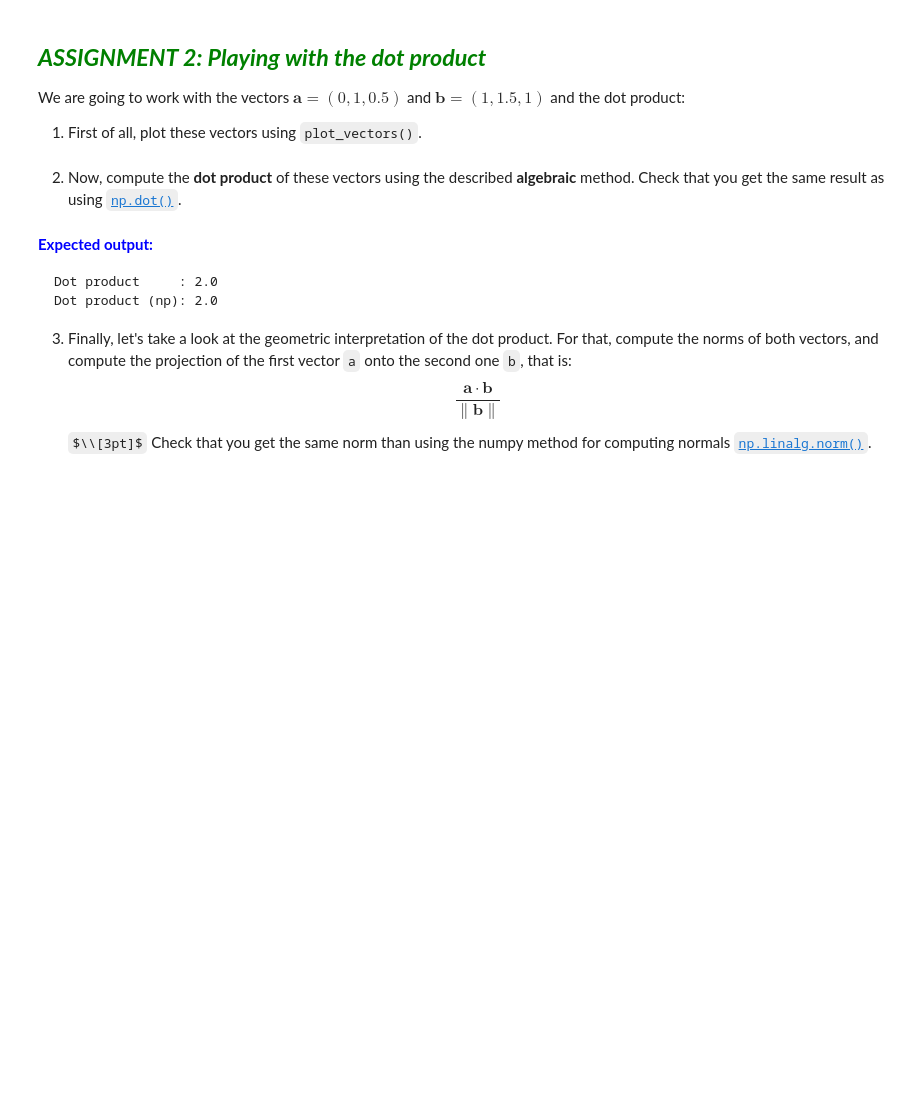
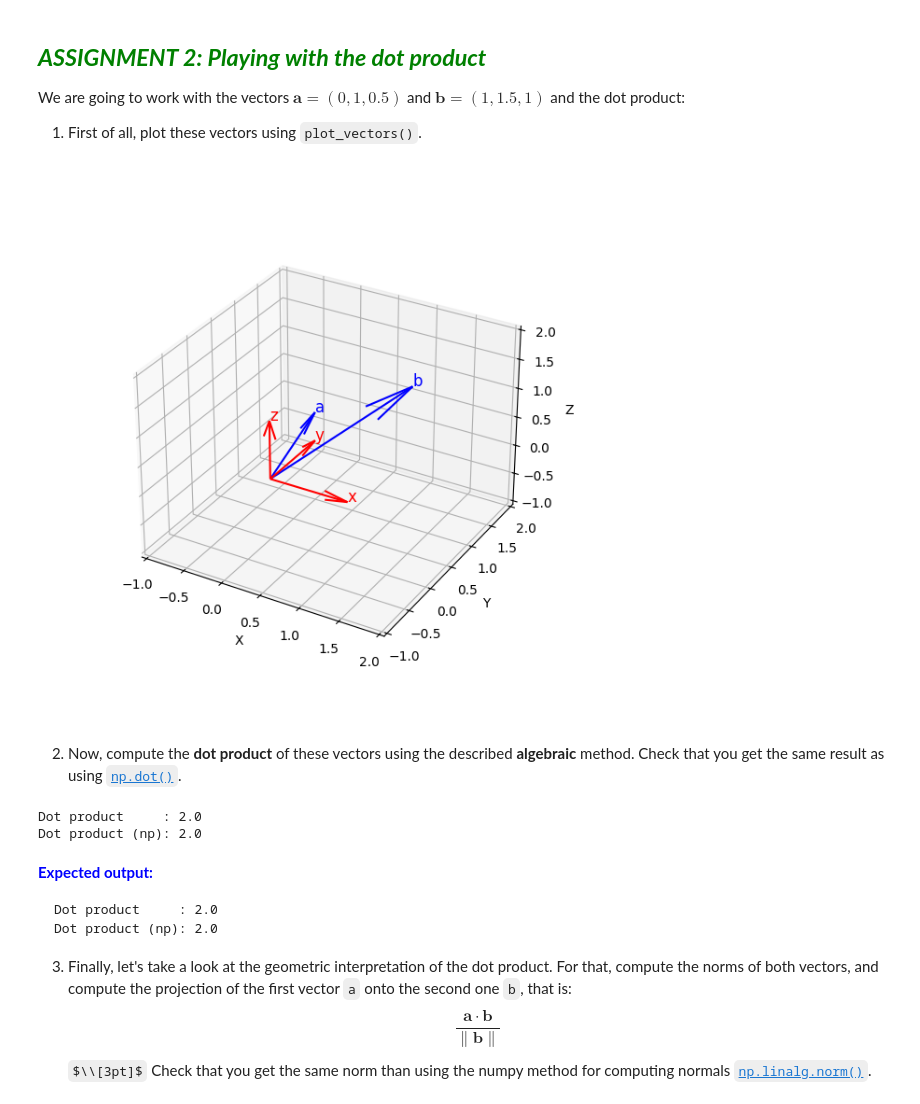
Before and after one commit to tiko717/uma_cv_2024, a Jupyter notebook: Chapter 08. Image Formation/8.1 Mathematical tools. Euclidean transformations in 3D.ipynb, the cells around one changed output. Saved outputs shown, nothing was run; the diff lists cells and outputs as text; code cells hidden in the pictures; some formulas as TeX source; blank space fills up the shorter version.

```diff
--- a/Chapter 08. Image Formation/8.1 Mathematical tools. Euclidean transformations in 3D.ipynb
+++ b/Chapter 08. Image Formation/8.1 Mathematical tools. Euclidean transformations in 3D.ipynb
@@ -290,41 +290,46 @@ We are going to work with the vectors $\mathbf{a}=(0,1,0.5)$ and $\mathbf{b}=(1,
 # %%
 # ASSIGNMENT 2
 # Write your code here!
 
 matplotlib.rcParams['figure.figsize'] = (6.0, 6.0)
 
 # Create figure
 fig = plt.figure()
 
 # Prepare figure for 3D data
 ax = plt.axes(projection='3d')
 
 # Vector for basis coordinates
 v_o = np.array([[1,0,0],[0,1,0],[0,0,1]])
 
 # Origin coordinates
 origin = np.array([[0,0,0],[0,0,0],[0,0,0]])
 
 # Matrix of vectors
-v = np.array(None)
-origin_v = None
+v = np.array([[0,1],[1,1.5],[0.5,1]])
+origin_v = np.array([[0,0],[0,0],[0,0]])
 
 # Vector labels
 labels = ["x","y","z"]
 labels_v = ["a","b"]
 
 # Call plot_vectors
 fig, ax = plot_vectors(fig, ax, v_o, origin, labels, "red", [-1,2,-1,2,-1,2])
-fig, ax = plot_vectors(fig, ax, v, None, None, "blue", [-1,2,-1,2,-1,2])
+fig, ax = plot_vectors(fig, ax, v, origin_v, labels_v, "blue", [-1,2,-1,2,-1,2])
+# %% [output]
+[figure, added]
 # %% [markdown]
 2. Now, compute the **dot product** of these vectors using the described **algebraic** method. Check that you get the same result as using [`np.dot()`](https://numpy.org/doc/stable/reference/generated/numpy.dot.html).
 # %%
 # Dot product (algebraic)
-dot = None
-dot_np = np.dot(None, None)
+dot = (0*1)+(1*1.5)+(0.5*1)
+dot_np = np.dot([0,1,0.5], [1,1.5,1])
 
 print('Dot product     : ' + str(dot))
 print('Dot product (np): ' + str(dot_np))
+# %% [output]
+Dot product     : 2.0
+Dot product (np): 2.0
 # %% [markdown]
 <font color='blue'>**Expected output:**  </font>
 
```
Also changed, not shown: parts of 1 cell of this notebook.
